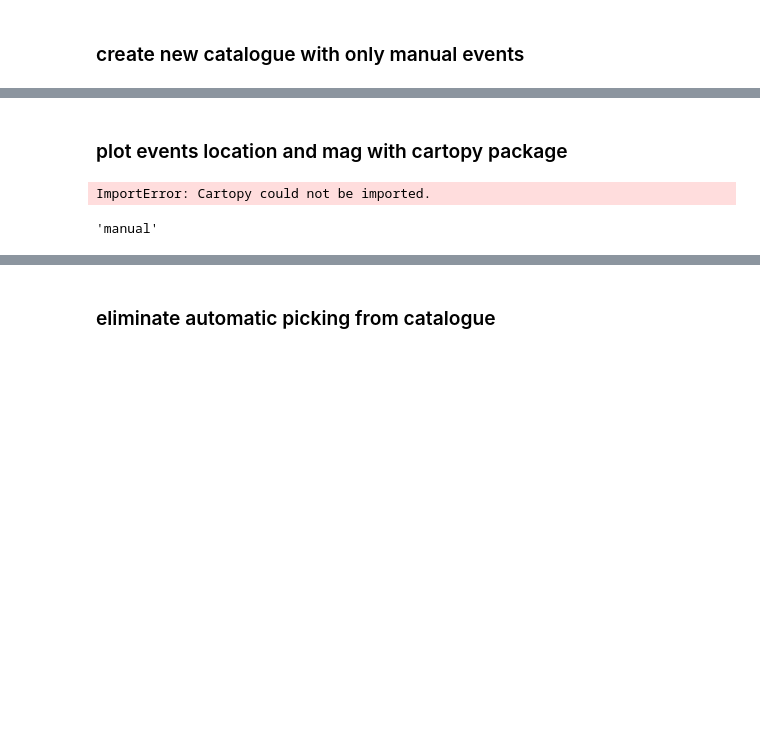
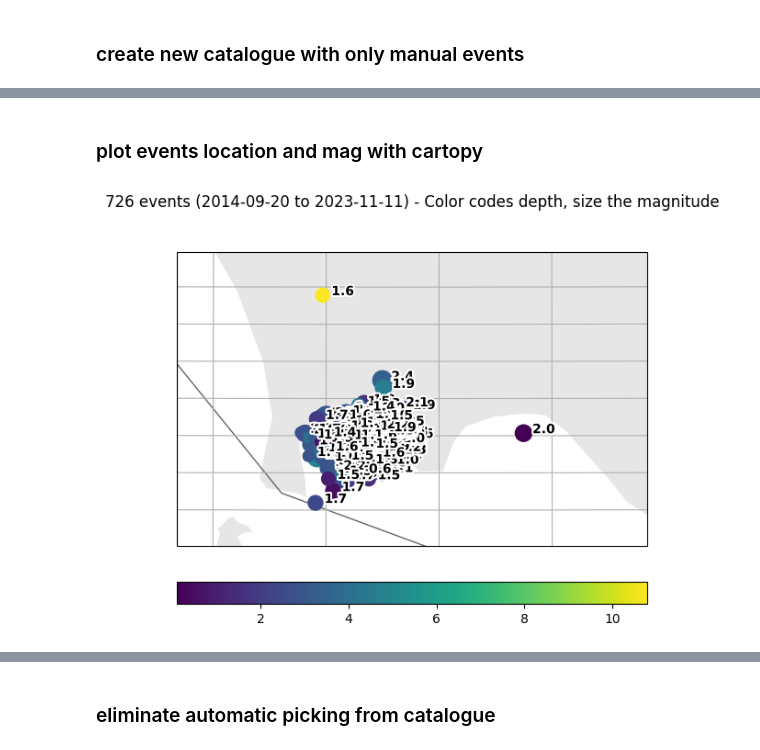
Before and after one commit to giacomorapagnani/seis, a Jupyter notebook: obspy_data_download.ipynb, the cells around one changed output, grey strips where cells are left out. Drawn from its saved outputs; the diff is of its cells as text; code cells hidden in the pictures; blank space fills up the shorter version.

```diff
--- a/obspy_data_download.ipynb
+++ b/obspy_data_download.ipynb
@@ -12,8 +14,9 @@ import cartopy.crs as ccrs
 # %%
 client=Client('INGV')
 
-stime=UTCDateTime('2023-09-27T00:00:00')
-etime=UTCDateTime('2023-10-03T00:00:00')
+stime=UTCDateTime('2014-01-01T00:00:00')
+etime=UTCDateTime('2023-11-18T00:00:00')
 lat=40.8478
 long=14.0918
-rad_events=0.3
+rad_events=0.15
+min_mag=1
@@ -22,7 +23,7 @@ rad_events=0.3
 # %%
 cat=client.get_events(starttime=stime,endtime=etime,includearrivals=False,
                       latitude=lat,longitude=long,maxradius=rad_events,
-                      minmagnitude=2)
+                      minmagnitude=min_mag)
 
 cat
 # %% [output]
@@ -36,7 +37,7 @@ To see all events call 'print(CatalogObject.__str__(print_all=True))'
 # %% [markdown]
 ### create new catalogue with only manual events
 # %%
-cat2=Catalog()
+cat_manual=Catalog()
 
 #type(cat[0]['origins'][0])
 cat[0]['origins'][0].evaluation_mode
@@ -44,8 +45,8 @@ cat[0]['origins'][0].evaluation_mode
 for ev in cat:
     if ev['origins'][0].evaluation_mode == 'manual':
         eid=ev.resource_id.id.split('=')[1]                                         #id number
-        cat2 += client.get_events(includearrivals=True,eventid=eid)
+        cat_manual += client.get_events(includearrivals=True,eventid=eid)
 
 
-cat2
+cat_manual
 # %% [output]
@@ -58,11 +59,7 @@ cat2
 To see all events call 'print(CatalogObject.__str__(print_all=True))'
 # %% [markdown]
-### plot events location and mag with cartopy package
+### plot events location and mag with cartopy
-# %%
-cat2.plot()
-# %% [output]
-ImportError: Cartopy could not be imported.
-# %%
-cat2[0].picks[0].evaluation_mode
-# %% [output]
-'manual'
+# %%
+cat_manual.plot(projection='local',resolution='i');
+# %% [output]
+[figure, added]
```
Also changed, not shown: parts of 20 cells of this notebook, 4 other files.
